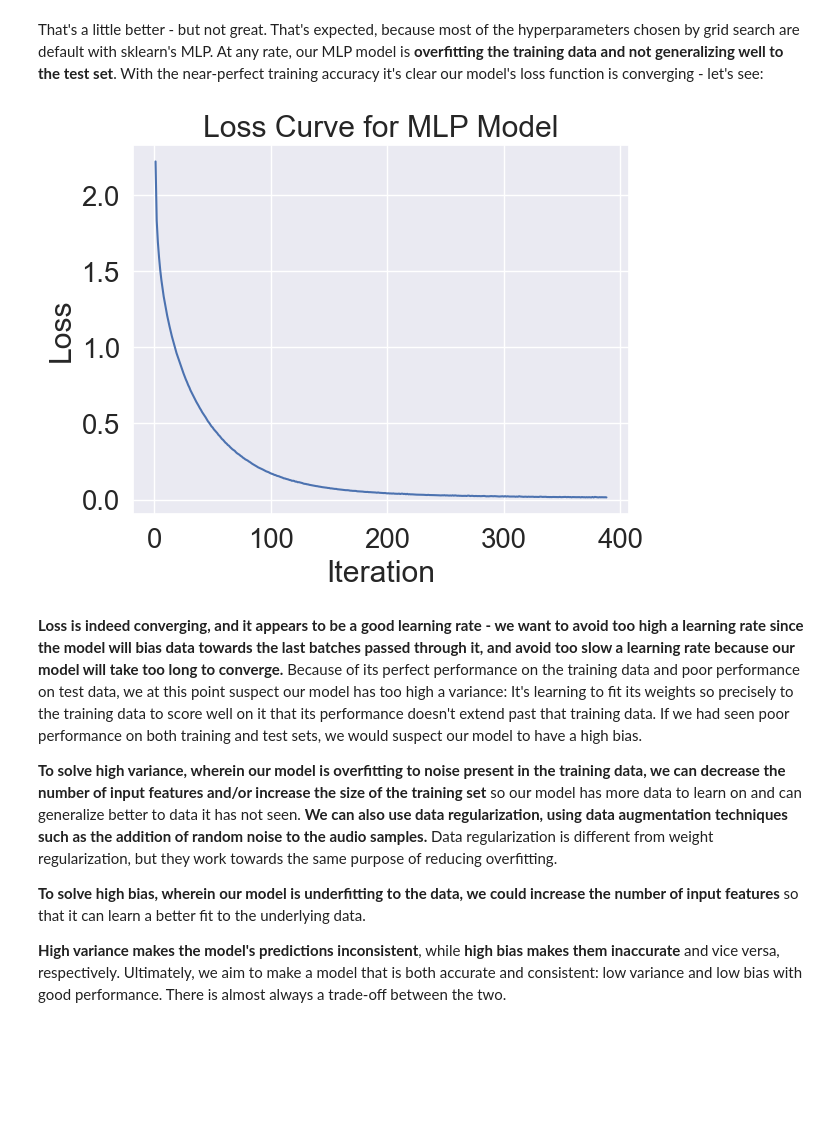
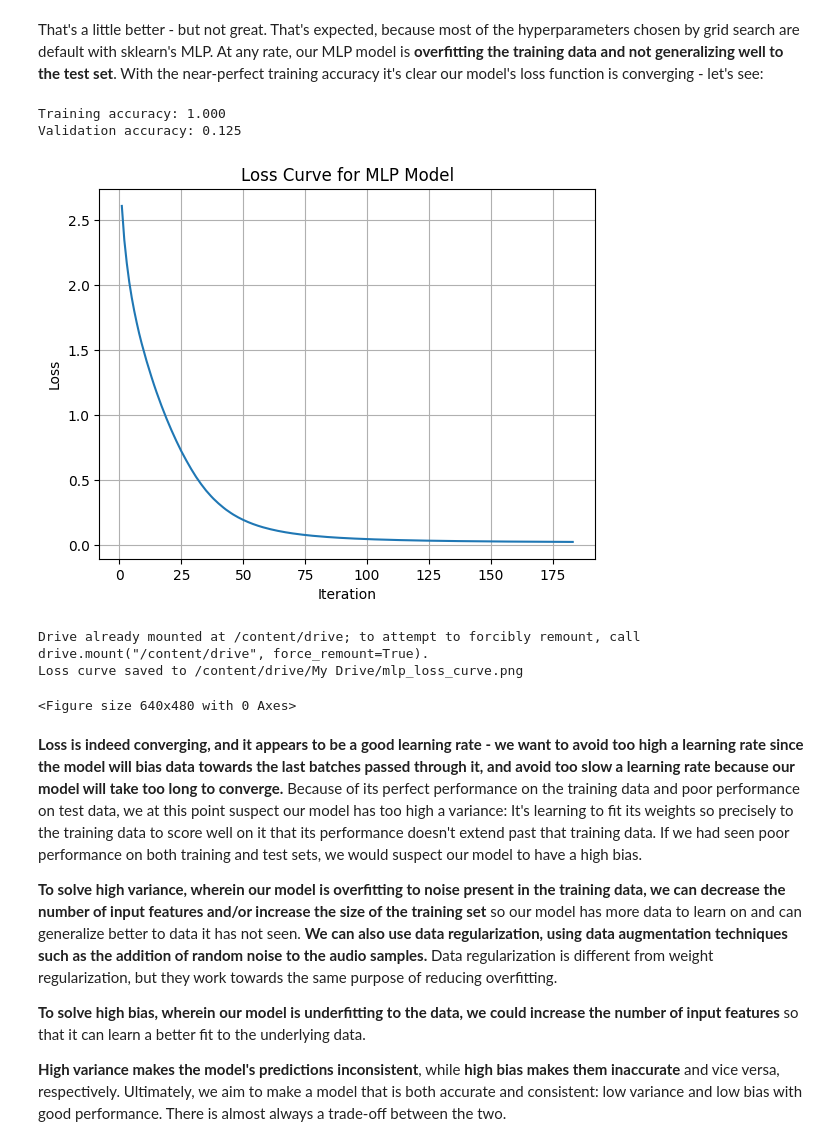
Before and after one commit to Midas0901/Poom, a Jupyter notebook: Week4__Neural_Networks.ipynb, the cells around one changed output. Saved outputs shown, nothing was run; the diff lists cells and outputs as text; code cells hidden in the pictures; blank space fills up the shorter version.

Commit message:
สร้างโดยใช้ Colab

```diff
--- a/Week4__Neural_Networks.ipynb
+++ b/Week4__Neural_Networks.ipynb
@@ -789,14 +832,72 @@ MLP Model's accuracy on test set is 69.44%
 # %% [markdown]
 That's a little better - but not great. That's expected, because most of the hyperparameters chosen by grid search are default with sklearn's MLP. At any rate, our MLP model is **overfitting the training data and not generalizing well to the test set**. With the near-perfect training accuracy it's clear our model's loss function is converging - let's see:
-# %%
-plt.figure()
-plt.plot([num for num in range(1,model.n_iter_ +1)], model.loss_curve_)
-plt.title('Loss Curve for MLP Model')
-plt.ylabel('Loss')
-plt.xlabel('Iteration')
-plt.show()
-# %% [output]
-[figure, removed]
+# %%
+# Import required libraries
+import pandas as pd
+import numpy as np
+import matplotlib.pyplot as plt
+from sklearn.neural_network import MLPClassifier
+from sklearn.model_selection import train_test_split
+from sklearn.preprocessing import StandardScaler
+
+# Placeholder: Define or load features and emotions
+# Replace with your actual data loading (e.g., from CSV or feature extraction)
+np.random.seed(42)  # For reproducibility
+features_df = pd.DataFrame(np.random.randn(1000, 180), columns=[f'feature_{i}' for i in range(180)])
+emotions = pd.Series(np.random.choice(['happy', 'sad', 'angry', 'calm', 'excited', 'fearful', 'disgust', 'neutral'], size=1000))
+
+# Apply StandardScaler (as recommended to address overfitting)
+scaler = StandardScaler()
+features_scaled = scaler.fit_transform(features_df)
+features_scaled = pd.DataFrame(features_scaled, columns=features_df.columns)
+
+# Split data into train, validation, and test sets (60% train, 20% validation, 20% test)
+X_train80, X_test, y_train80, y_test = train_test_split(
+    features_scaled, emotions, test_size=0.2, random_state=42
+)
+X_train, X_validation, y_train, y_validation = train_test_split(
+    X_train80, y_train80, test_size=0.25, random_state=42
+)
+
+# Initialize and train MLPClassifier
+model = MLPClassifier(
+    hidden_layer_sizes=(50,),  # Single hidden layer to reduce overfitting
+    alpha=0.01,  # Regularization to prevent overfitting
+    learning_rate_init=0.001,  # Moderate learning rate
+    max_iter=1000,  # Enough iterations to observe convergence
+    random_state=42,
+    batch_size=64  # Mini-batch for balanced learning
+)
+model.fit(X_train, y_train)
+
+# Calculate accuracy to verify model performance
+from sklearn.metrics import accuracy_score
+train_accuracy = accuracy_score(y_train, model.predict(X_train))
+validation_accuracy = accuracy_score(y_validation, model.predict(X_validation))
+print(f"Training accuracy: {train_accuracy:.3f}")
+print(f"Validation accuracy: {validation_accuracy:.3f}")
+
+# Plot the loss curve
+plt.figure()
+plt.plot([num for num in range(1, model.n_iter_ + 1)], model.loss_curve_)
+plt.title('Loss Curve for MLP Model')
+plt.ylabel('Loss')
+plt.xlabel('Iteration')
+plt.grid(True)  # Add grid for better readability
+plt.show()
+
+# Save the plot to Google Drive to avoid embedding in notebook (prevents GitHub "shaking")
+from google.colab import drive
+drive.mount('/content/drive')
+plt.savefig('/content/drive/My Drive/mlp_loss_curve.png')
+print("Loss curve saved to /content/drive/My Drive/mlp_loss_curve.png")
+# %% [output]
+Training accuracy: 1.000
+Validation accuracy: 0.125
+[figure, added]
+Drive already mounted at /content/drive; to attempt to forcibly remount, call drive.mount("/content/drive", force_remount=True).
+Loss curve saved to /content/drive/My Drive/mlp_loss_curve.png
+<Figure size 640x480 with 0 Axes>
 # %% [markdown]
 **Loss is indeed converging, and it appears to be a good learning rate - we want to avoid too high a learning rate since the model will bias data towards the last batches passed through it, and avoid too slow a learning rate because our model will take too long to converge.** Because of its perfect performance on the training data and poor performance on test data, we at this point suspect our model has too high a variance: It's learning to fit its weights so precisely to the training data to score well on it that its performance doesn't extend past that training data. If we had seen poor performance on both training and test sets, we would suspect our model to have a high bias.
 
```
Also changed, not shown: parts of 4 cells of this notebook.
